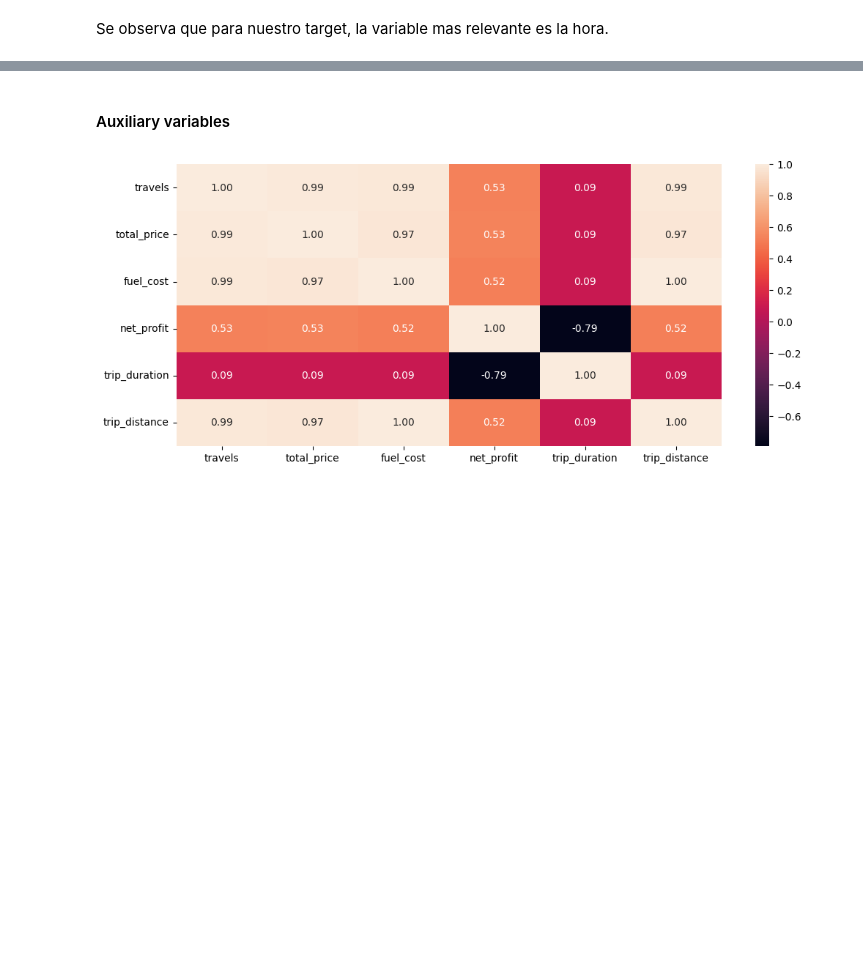
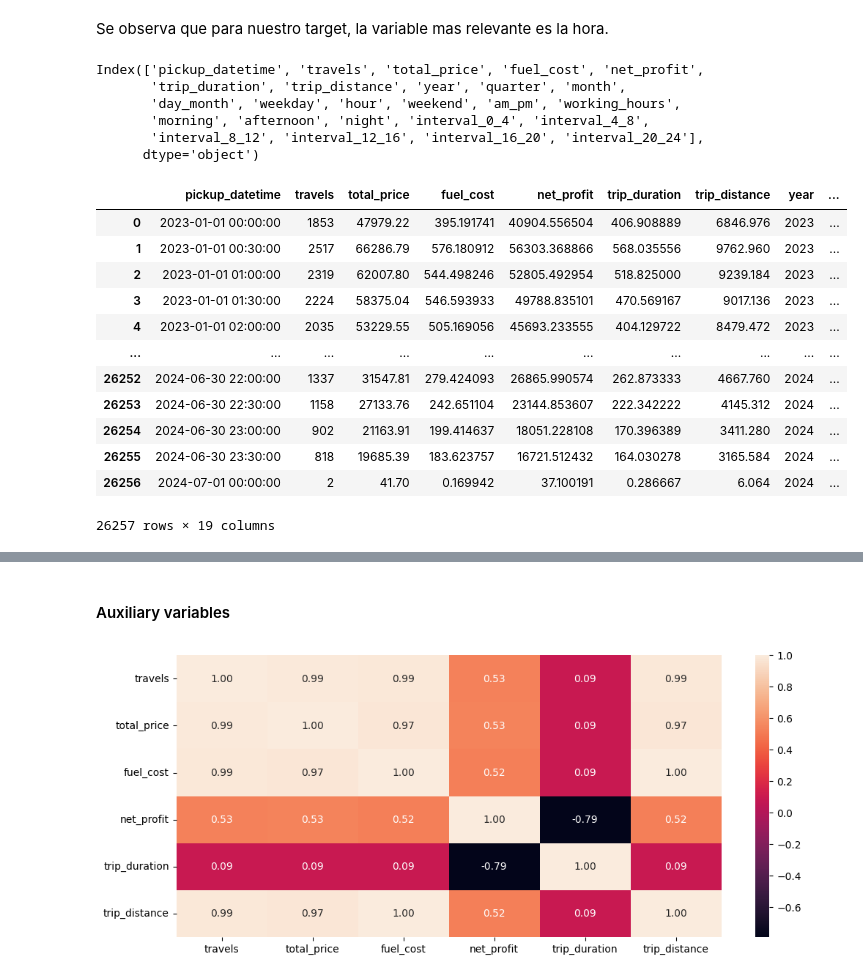
Before and after one commit to Pableren/Cab_Data_Cruise, a Jupyter notebook: Data_Science.ipynb, the cells around one changed output, grey strips where cells are left out. Cells and saved outputs as stored; diff of their text form; code cells hidden in the pictures; blank space fills up the shorter version.

```diff
--- a/Data_Science.ipynb
+++ b/Data_Science.ipynb
@@ -144,2 +197,27 @@ plt.show()
 # %% [markdown]
 Se observa que para nuestro target, la variable mas relevante es la hora.
+# %%
+df_hour.columns
+# %% [output]
+Index(['pickup_datetime', 'travels', 'total_price', 'fuel_cost', 'net_profit',
+       'trip_duration', 'trip_distance', 'year', 'quarter', 'month',
+       'day_month', 'weekday', 'hour', 'weekend', 'am_pm', 'working_hours',
+       'morning', 'afternoon', 'night', 'interval_0_4', 'interval_4_8',
+       'interval_8_12', 'interval_12_16', 'interval_16_20', 'interval_20_24'],
+      dtype='object')
+# %%
+df_hour
+# %% [output]
+|  | pickup_datetime | travels | total_price | fuel_cost | net_profit | trip_duration | trip_distance | year | ... |
+| 0 | 2023-01-01 00:00:00 | 1853 | 47979.22 | 395.191741 | 40904.556504 | 406.908889 | 6846.976 | 2023 | ... |
+| 1 | 2023-01-01 00:30:00 | 2517 | 66286.79 | 576.180912 | 56303.368866 | 568.035556 | 9762.960 | 2023 | ... |
+| 2 | 2023-01-01 01:00:00 | 2319 | 62007.80 | 544.498246 | 52805.492954 | 518.825000 | 9239.184 | 2023 | ... |
+| 3 | 2023-01-01 01:30:00 | 2224 | 58375.04 | 546.593933 | 49788.835101 | 470.569167 | 9017.136 | 2023 | ... |
+| 4 | 2023-01-01 02:00:00 | 2035 | 53229.55 | 505.169056 | 45693.233555 | 404.129722 | 8479.472 | 2023 | ... |
+| ... | ... | ... | ... | ... | ... | ... | ... | ... | ... |
+| 26252 | 2024-06-30 22:00:00 | 1337 | 31547.81 | 279.424093 | 26865.990574 | 262.873333 | 4667.760 | 2024 | ... |
+| 26253 | 2024-06-30 22:30:00 | 1158 | 27133.76 | 242.651104 | 23144.853607 | 222.342222 | 4145.312 | 2024 | ... |
+| 26254 | 2024-06-30 23:00:00 | 902 | 21163.91 | 199.414637 | 18051.228108 | 170.396389 | 3411.280 | 2024 | ... |
+| 26255 | 2024-06-30 23:30:00 | 818 | 19685.39 | 183.623757 | 16721.512432 | 164.030278 | 3165.584 | 2024 | ... |
+| 26256 | 2024-07-01 00:00:00 | 2 | 41.70 | 0.169942 | 37.100191 | 0.286667 | 6.064 | 2024 | ... |
+26257 rows × 19 columns
```
Also changed, not shown: parts of 17 cells of this notebook.
